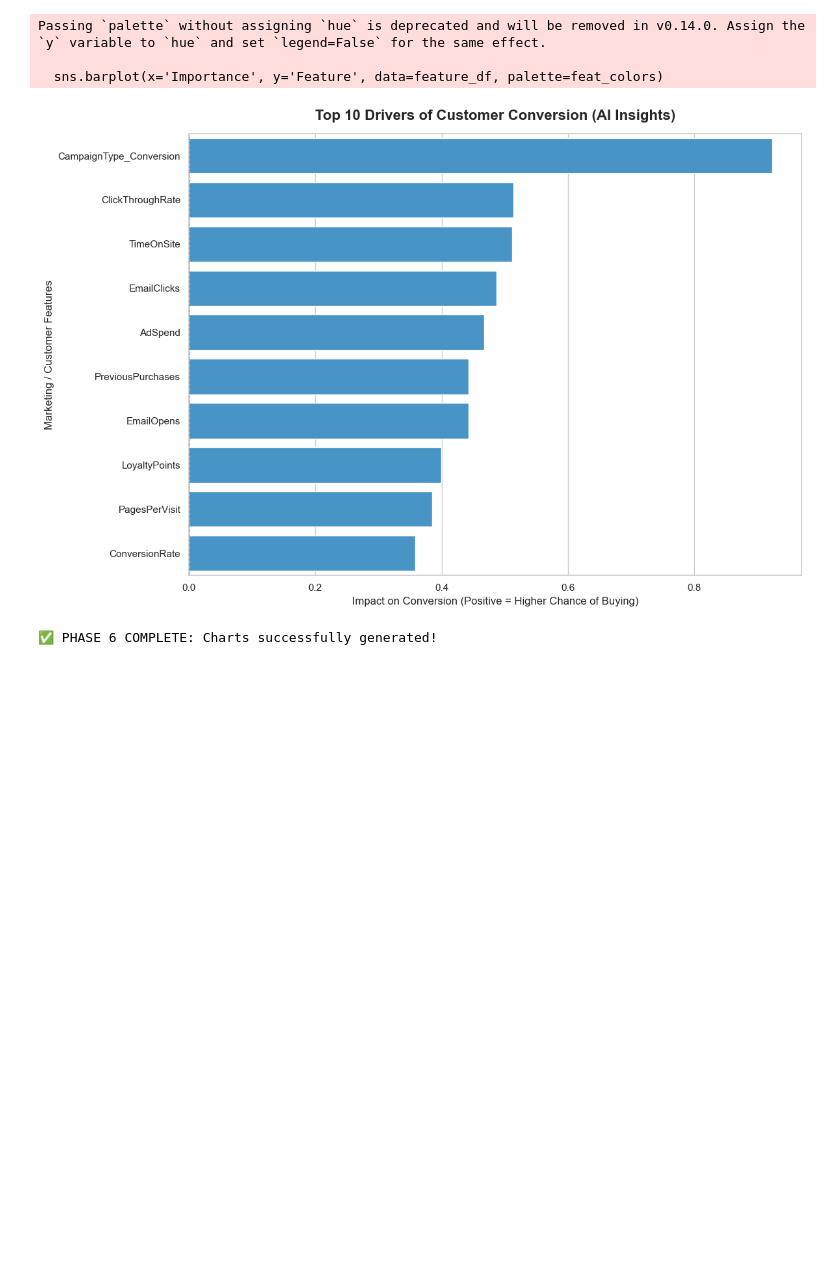
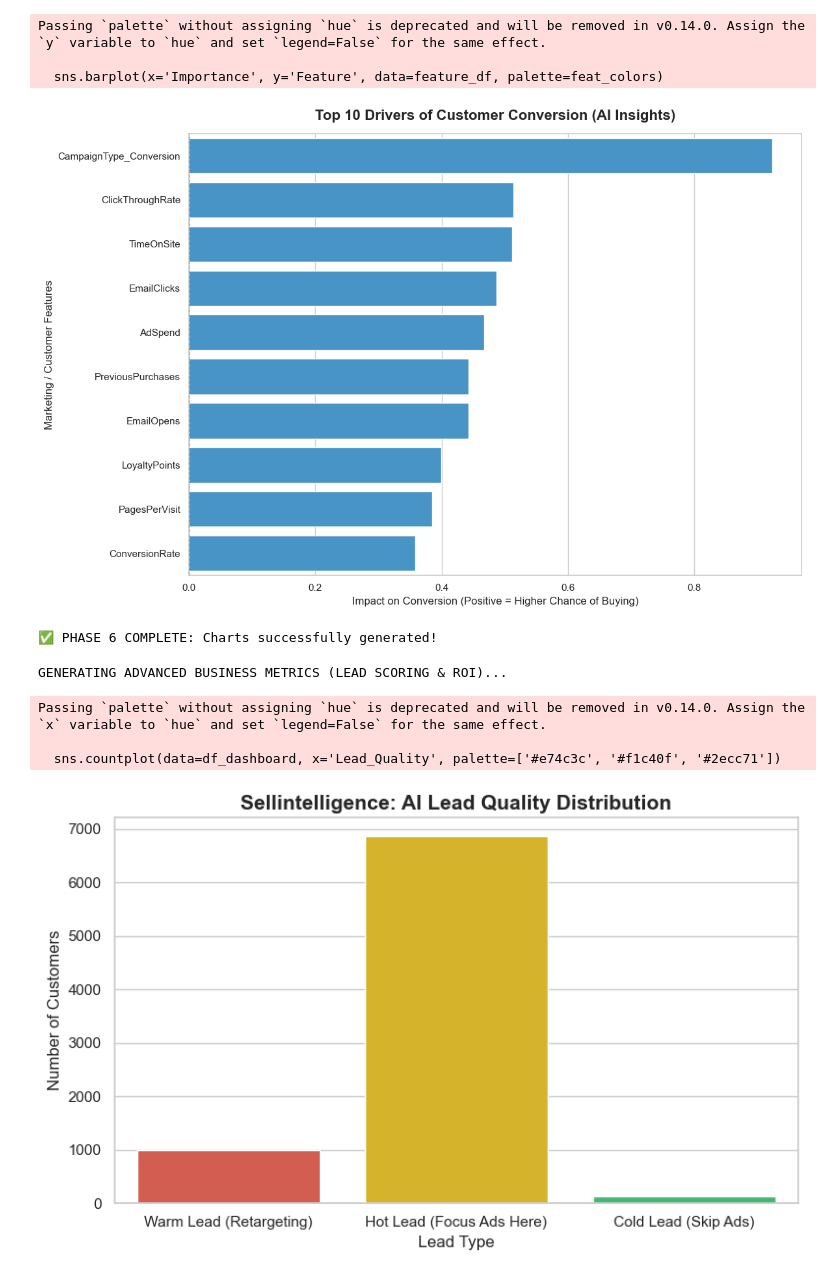
Before and after one commit to RimiCode/Sellintelligence, a Jupyter notebook: Sellintelligence_EDA.ipynb, the cells around one changed output. Cells and saved outputs as stored; diff of their text form; code cells hidden in the pictures; blank space fills up the shorter version.

```diff
--- a/Sellintelligence_EDA.ipynb
+++ b/Sellintelligence_EDA.ipynb
@@ -436,3 +436,74 @@ Passing `palette` without assigning `hue` is deprecated and will be removed in v
   sns.barplot(x='Importance', y='Feature', data=feature_df, palette=feat_colors)
 [figure]
 ✅ PHASE 6 COMPLETE: Charts successfully generated!
+# %%
+# ==========================================
+# PHASE 7: THE "X-FACTOR" (LEAD SCORING & ROI DOLLARS)
+# ==========================================
+import pandas as pd
+import matplotlib.pyplot as plt
+import seaborn as sns
+
+print("GENERATING ADVANCED BUSINESS METRICS (LEAD SCORING & ROI)...")
+
+# ---------------------------------------------------------
+# 1. AI LEAD SCORING (Probability of Conversion)
+# ---------------------------------------------------------
+# predict_proba hume 0 se 1 ke beech ki probability deta hai
+probabilities = log_reg.predict_proba(X_scaled)[:, 1]
+
+# Ise 0-100% scale par convert karein aur apne dashboard data mein add karein
+df_dashboard['Conversion_Probability_%'] = (probabilities * 100).round(2)
+
+# Customers ko "Hot", "Warm", "Cold" leads mein baantein
+def lead_category(prob):
+    if prob >= 75:
+        return "Hot Lead (Focus Ads Here)"
+    elif prob >= 40:
+        return "Warm Lead (Retargeting)"
+    else:
+        return "Cold Lead (Skip Ads)"
+
+df_dashboard['Lead_Quality'] = df_dashboard['Conversion_Probability_%'].apply(lead_category)
+
+# Lead Quality ka ek badhiya chart banayein
+plt.figure(figsize=(8, 5))
+sns.countplot(data=df_dashboard, x='Lead_Quality', palette=['#e74c3c', '#f1c40f', '#2ecc71'])
+plt.title('Sellintelligence: AI Lead Quality Distribution', fontsize=15, fontweight='bold')
+plt.xlabel('Lead Type', fontsize=12)
+plt.ylabel('Number of Customers', fontsize=12)
+plt.tight_layout()
+plt.show()
+
+# ---------------------------------------------------------
+# 2. FINANCIAL ROI SIMULATOR (How much money did we save?)
+# ---------------------------------------------------------
+# Maan lijiye ek Ad dikhane ka kharcha $50 hai
+COST_PER_AD = 50
+
+# Kitne logon par humne ads BACHA liye? (True Negatives)
+# Aapke Confusion Matrix ke hisaab se (Total True Negatives)
+true_negatives = df_dashboard[df_dashboard['ROAS_Impact'] == "Ad Spend Saved (True Negative)"].shape[0]
+
+# Total bacha hua paisa
+dollars_saved = true_negatives * COST_PER_AD
+
+print("\n" + "="*50)
+print("💰 SELLINTELLIGENCE FINANCIAL IMPACT REPORT 💰")
+print("="*50)
+print(f"Total Customers in Database: {len(df_dashboard)}")
+print(f"Cold Leads Identified (Ads Skipped): {true_negatives}")
+print("-" * 50)
+print(f"Estimated Cost Per Ad: ${COST_PER_AD}")
+print(f"🔥 TOTAL AD-SPEND SAVED BY AI: ${dollars_saved:,.2f} 🔥")
+print("="*50)
+print("\nPRO TIP: Add this Dollar Amount to your Capstone Presentation!")
+
+# Naye data ko export kar dein taaki Power BI mein Lead Score bhi aa jaye (Optional)
+df_dashboard.to_csv("Sellintelligence_Final_Master_Data.csv", index=False)
+# %% [output]
+GENERATING ADVANCED BUSINESS METRICS (LEAD SCORING & ROI)...
+Passing `palette` without assigning `hue` is deprecated and will be removed in v0.14.0. Assign the `x` variable to `hue` and set `legend=False` for the same effect.
+
+  sns.countplot(data=df_dashboard, x='Lead_Quality', palette=['#e74c3c', '#f1c40f', '#2ecc71'])
+[figure, added]
```
Also changed, not shown: parts of 1 cell of this notebook, 1 other file.
